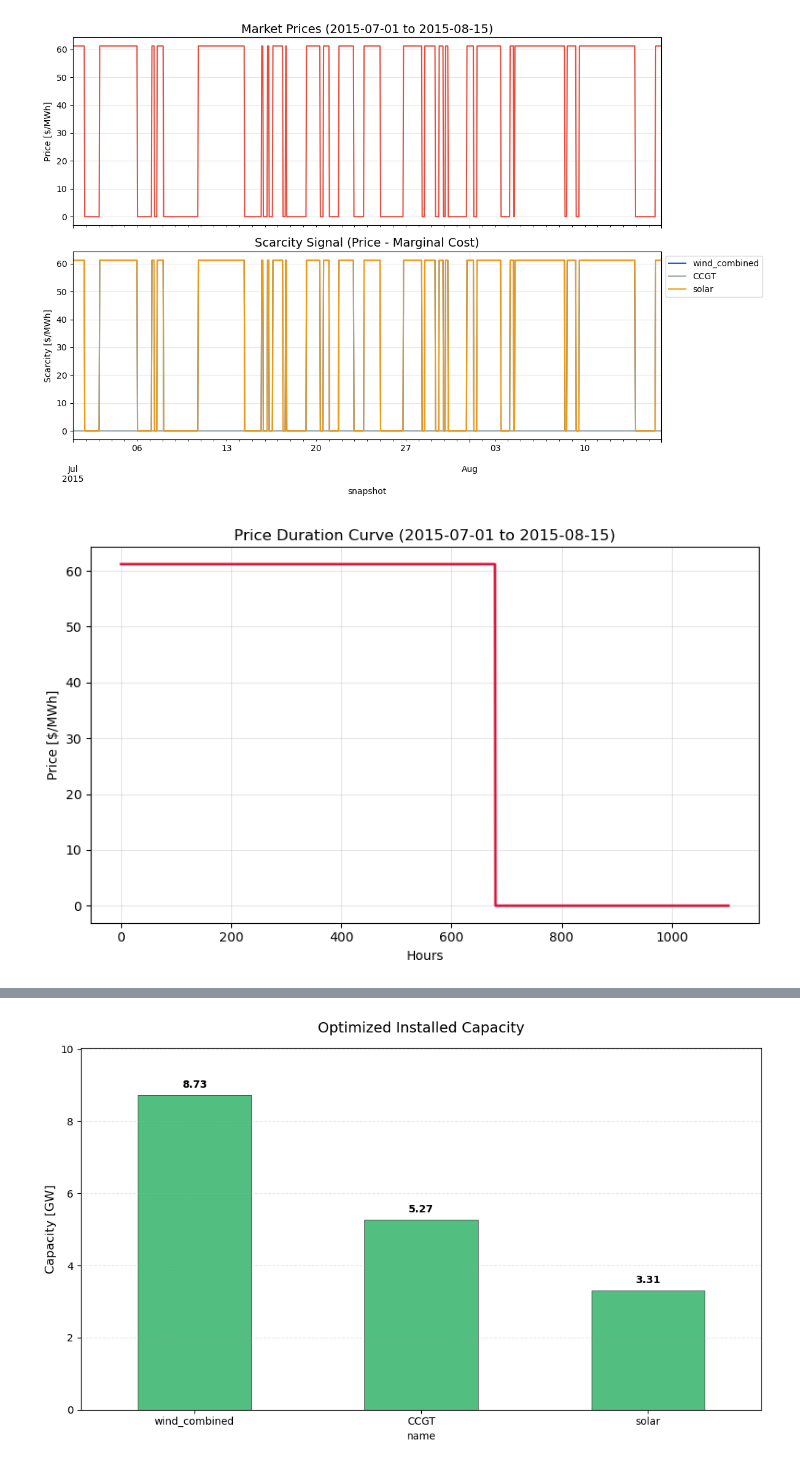
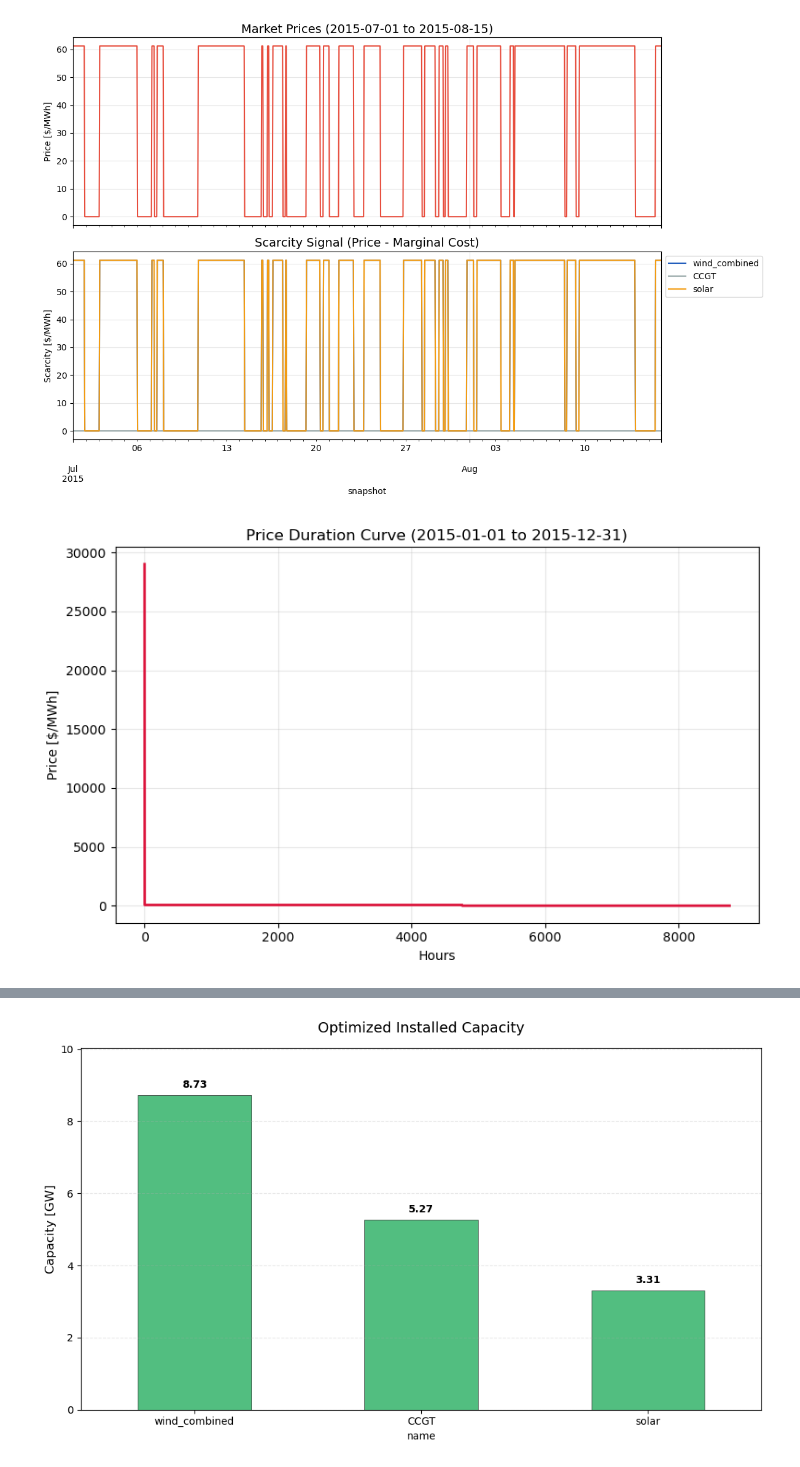
Before and after one commit to KenzoDTU/Integrated-Energy-Grids-A1G21, a Jupyter notebook: Part_1.ipynb, the cells around one changed output, grey strips where cells are left out. Drawn from its saved outputs; the diff is of its cells as text; code cells hidden in the pictures.

```diff
--- a/Part_1.ipynb
+++ b/Part_1.ipynb
@@ -266,9 +280,9 @@ fti.plot_prices_and_scarcity(dnk_n, '2015-07-01', '2015-08-15')
 # %% [output]
 [figure]
 # %%
-fti.plot_price_duration_curve(dnk_n, '2015-07-01', '2015-08-15')
+fti.plot_price_duration_curve(dnk_n, '2015-01-01', '2015-12-31')
 # %% [output]
-[figure, old version]
+[figure, new version]
 # %%
 fti.plot_energy_production(dnk_n, '2015-07-01', '2015-08-15')
 # %% [output]
```
Also changed, not shown: parts of 5 cells of this notebook, 7 other files.
